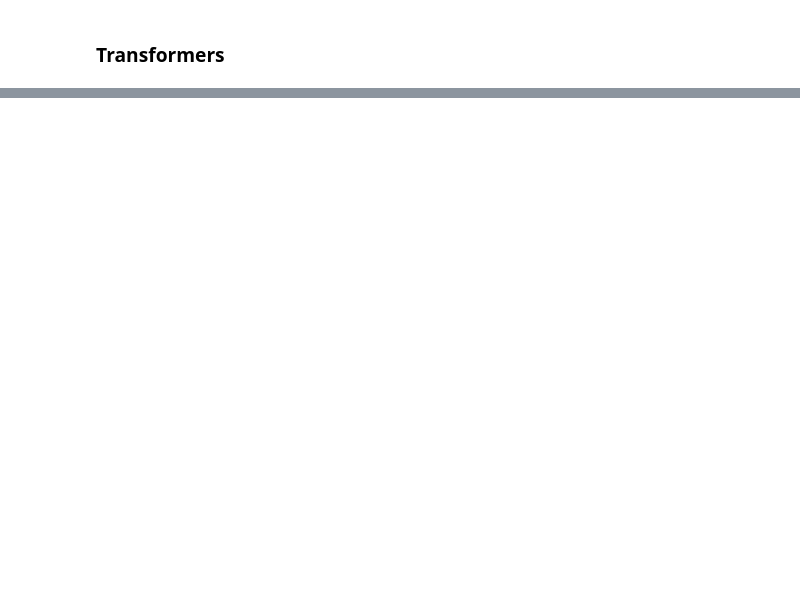
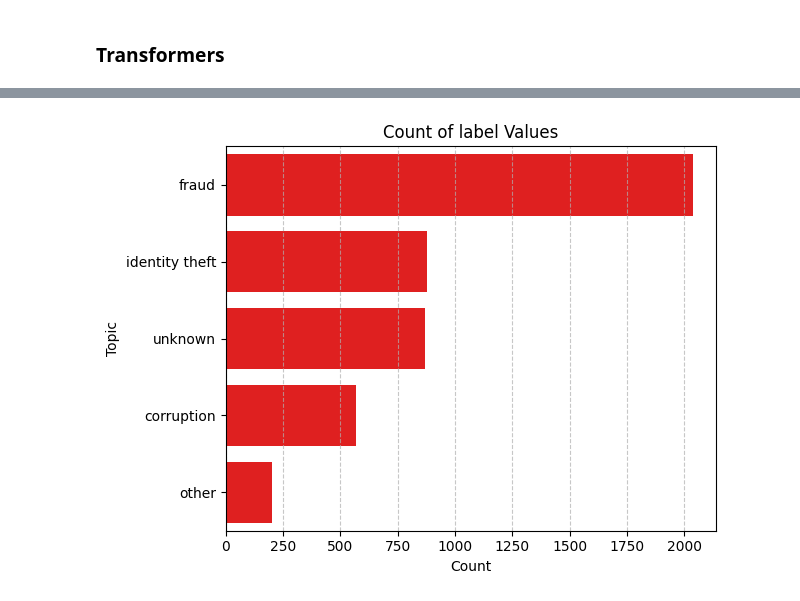
Before and after one commit to D0men1c0/Evolution-of-criminal-language, a Jupyter notebook: project.ipynb, the cells around one changed output, grey strips where cells are left out. Cells and saved outputs as stored; diff of their text form; code cells hidden in the pictures; blank space fills up the shorter version.

```diff
--- a/project.ipynb
+++ b/project.ipynb
@@ -1187,0 +1135,3 @@ labelBERT(text_list_preprocessed, "labelProcessedBert2")
+# %%
+df_processed = pd.read_csv("labelProcessedBert2.csv", sep="|")
+df_processed
@@ -1187,0 +1190,4 @@ labelBERT(text_list_preprocessed, "labelProcessedBert2")
+# %%
+plotBarTopic(df_processed)
+# %% [output]
+[figure, added]
```
Also changed, not shown: parts of 79 cells of this notebook.
